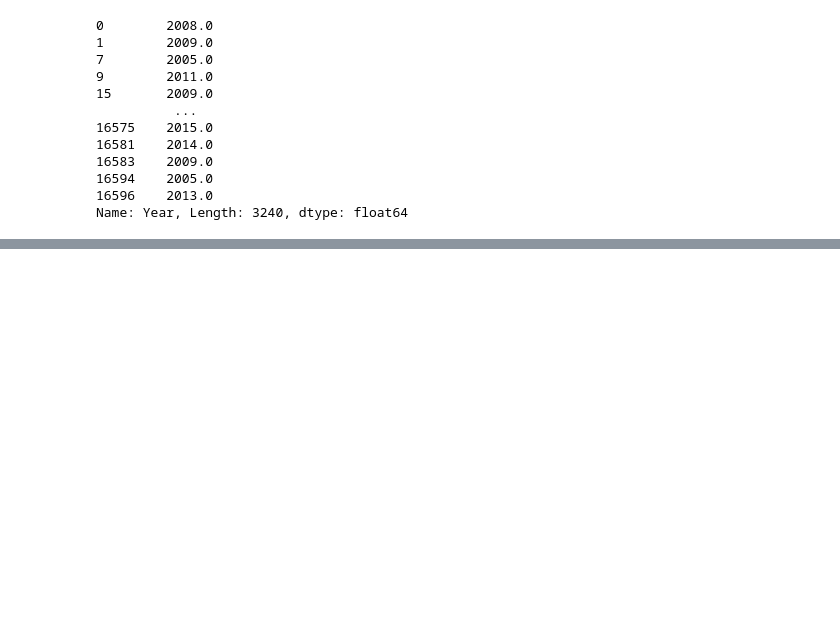
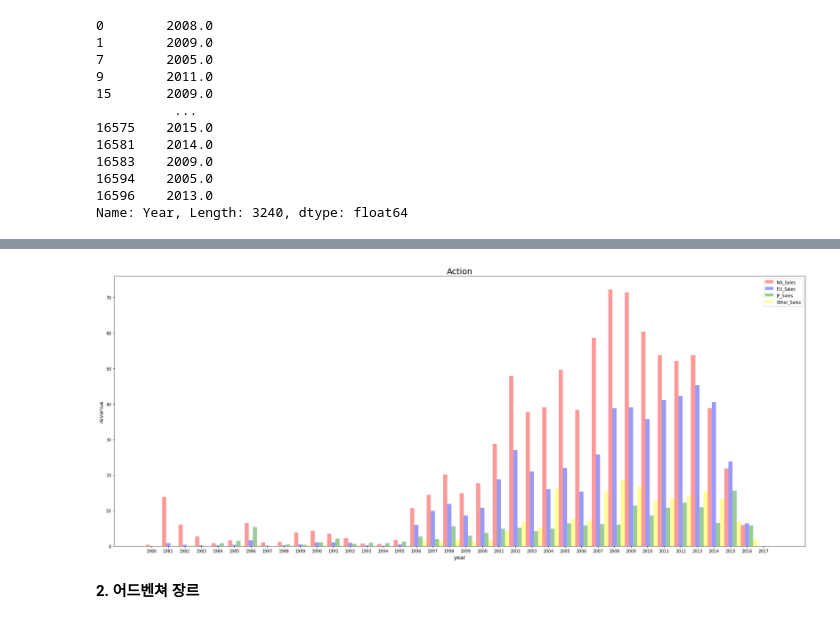
Before and after one commit to hoonputer/Section1_Project, a Jupyter notebook: Untitled6.ipynb, the cells around one changed output, grey strips where cells are left out. Drawn from its saved outputs; the diff is of its cells as text; code cells hidden in the pictures; blank space fills up the shorter version.

```diff
--- a/Untitled6.ipynb
+++ b/Untitled6.ipynb
@@ -794,0 +811,3 @@ plt.show()
+# %%
+action_year = genre_action[['Year','NA_Sales', 'EU_Sales', 'JP_Sales', "Other_Sales"]]
+action_year
@@ -794,0 +906,3 @@ plt.show()
+# %%
+result_action = pd.concat([action_1980,action_1981, action_1982, action_1983, action_1984, action_1985, action_1986, action_1987, action_1988, action_1989,action_1990, action_1991, action_1992, action_1993, action_1994, action_1995, action_1996, action_1997, action_1998, action_1999, action_2000, action_2001, action_2002, action_2003, action_2004, action_2005, action_2006, action_2007, action_2008, action_2009, action_2010, action_2011, action_2012, action_2013, action_2014, action_2015, action_2016, action_2017], axis=1)
+result_action
@@ -794,0 +916,3 @@ plt.show()
+# %%
+result_action.columns = ['1980', '1981', '1982', '1983', '1984', '1985', '1986', '1987', '1988', '1989', '1990', '1991', '1992', '1993', '1994', '1995', '1996', '1997', '1998', '1999', '2000', '2001', '2002', '2003', '2004', '2005', '2006', '2007', '2008', '2009', '2010', '2011', '2012', '2013', '2014', '2015', '2016', '2017']
+result_action
@@ -794,0 +926,2 @@ plt.show()
+# %%
+result_action = result_action.T
@@ -794,0 +948,25 @@ plt.show()
+# %%
+year = ['1980', '1981', '1982', '1983', '1984', '1985', '1986', '1987', '1988', '1989', '1990', '1991', '1992', '1993', '1994', '1995', '1996', '1997', '1998', '1999', '2000', '2001', '2002', '2003', '2004', '2005', '2006', '2007', '2008', '2009', '2010', '2011', '2012', '2013', '2014', '2015', '2016', '2017']
+
+fig, ax = plt.subplots(figsize=(30,12))
+bar_width = 0.25
+
+index = np.arange(38)
+
+b1 = plt.bar(index, result_action['NA_Sales'], bar_width, alpha=0.4, color='red', label = 'NA_Sales')
+
+b2 = plt.bar(index + bar_width, result_action['EU_Sales'], bar_width, alpha=0.4, color='blue', label = 'EU_Sales')
+
+b3 = plt.bar(index + 2 * bar_width, result_action['JP_Sales'], bar_width, alpha=0.4, color='green', label = 'JP_Sales')
+
+b4 = plt.bar(index + 3 * bar_width, result_action['Other_Sales'], bar_width, alpha=0.4, color='yellow', label = 'Other_Sales')
+
+plt.xticks(np.arange(bar_width, 38 + bar_width, 1), year)
+
+plt.title('Action', fontsize=20)
+plt.xlabel('year', size = 13)
+plt.ylabel('revenue', size = 13)
+plt.legend()
+plt.show()
+# %% [output]
+[figure, added]
@@ -794,0 +975,2 @@ plt.show()
+# %% [markdown]
+**2. 어드벤쳐 장르**
```
Also changed, not shown: parts of 69 cells of this notebook.
